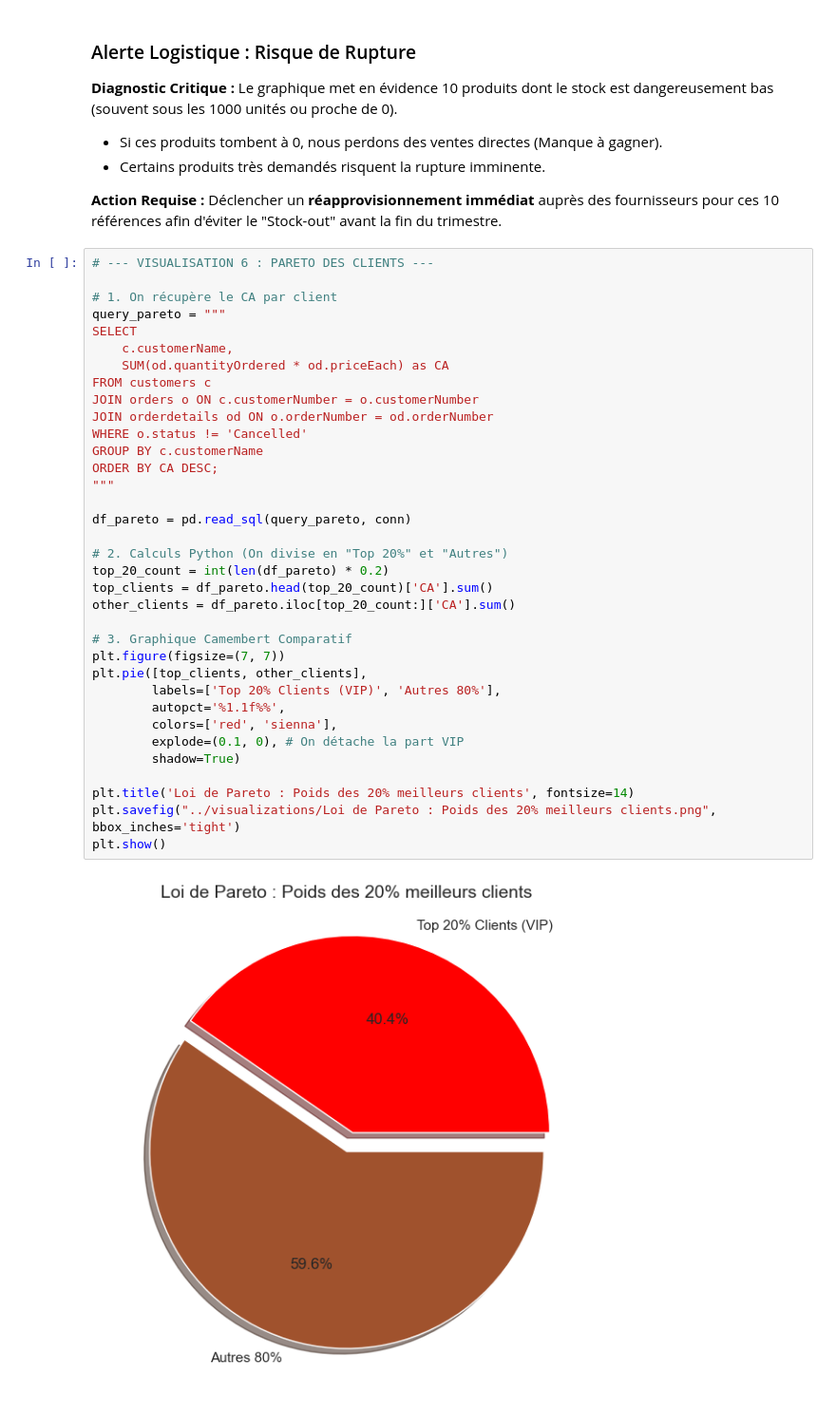
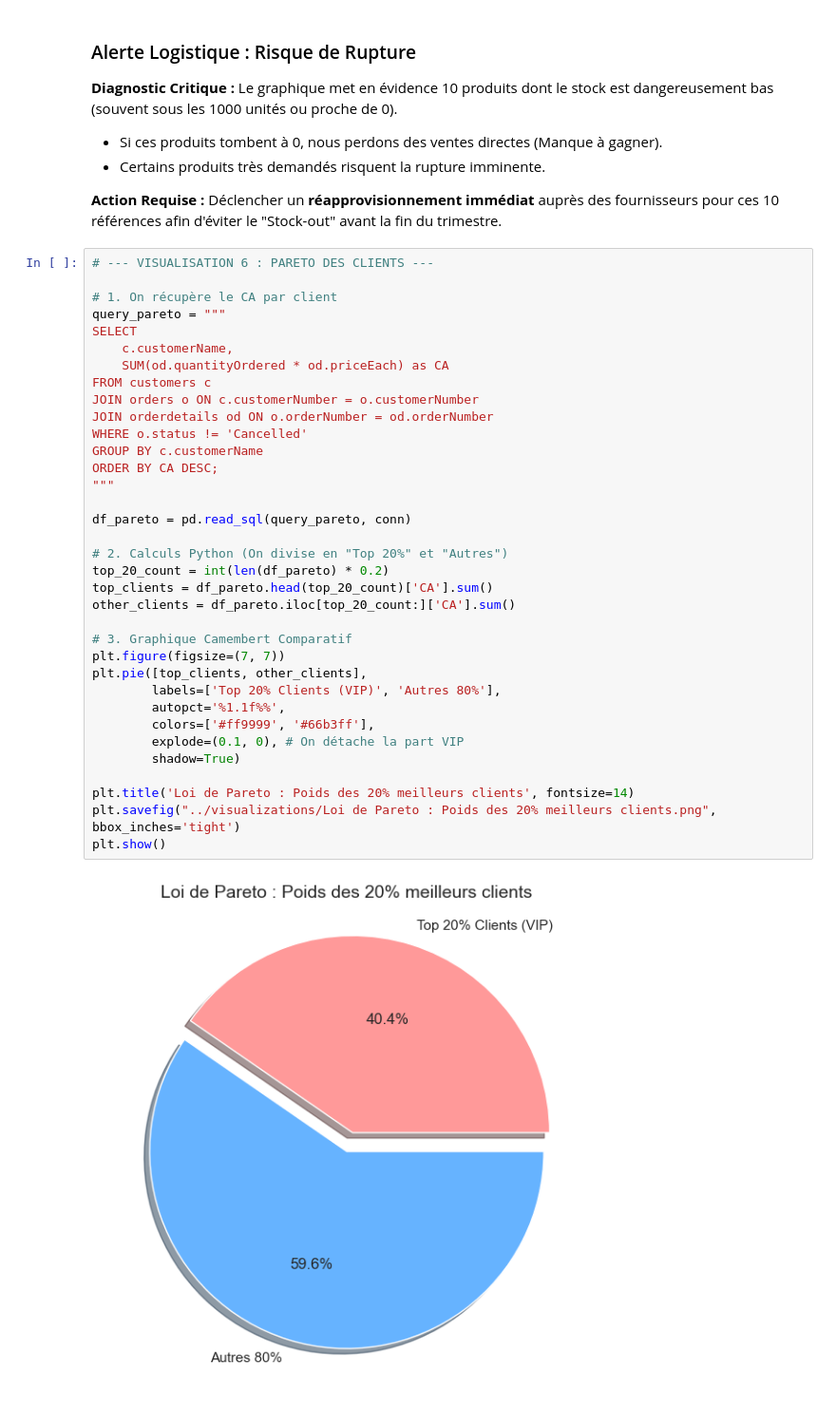
Before and after one commit to KarissyCISSE21/classicmodels-analysis, a Jupyter notebook: notebooks/ClassicModels_Analysis.ipynb, the cells around one changed output. Shown at 95% size. Drawn from its saved outputs; the diff is of its cells as text.

```diff
--- a/notebooks/ClassicModels_Analysis.ipynb
+++ b/notebooks/ClassicModels_Analysis.ipynb
@@ -498,35 +535,35 @@ query_pareto = """
 SELECT
     c.customerName,
     SUM(od.quantityOrdered * od.priceEach) as CA
 FROM customers c
 JOIN orders o ON c.customerNumber = o.customerNumber
 JOIN orderdetails od ON o.orderNumber = od.orderNumber
 WHERE o.status != 'Cancelled'
 GROUP BY c.customerName
 ORDER BY CA DESC;
 """
 
 df_pareto = pd.read_sql(query_pareto, conn)
 
 # 2. Calculs Python (On divise en "Top 20%" et "Autres")
 top_20_count = int(len(df_pareto) * 0.2)
 top_clients = df_pareto.head(top_20_count)['CA'].sum()
 other_clients = df_pareto.iloc[top_20_count:]['CA'].sum()
 
 # 3. Graphique Camembert Comparatif
 plt.figure(figsize=(7, 7))
 plt.pie([top_clients, other_clients],
         labels=['Top 20% Clients (VIP)', 'Autres 80%'],
         autopct='%1.1f%%',
-        colors=['red', 'sienna'],
+        colors=['#ff9999', '#66b3ff'],
         explode=(0.1, 0), # On détache la part VIP
         shadow=True)
 
 plt.title('Loi de Pareto : Poids des 20% meilleurs clients', fontsize=14)
 plt.savefig("../visualizations/Loi de Pareto : Poids des 20% meilleurs clients.png", bbox_inches='tight')
 plt.show()
 # %% [output]
-[figure, old version]
+[figure, new version]
 # %% [markdown]
 ###  Analyse de Pareto (Loi des 80/20)
 
```
Also changed, not shown: parts of 9 cells of this notebook, 3 other files.
